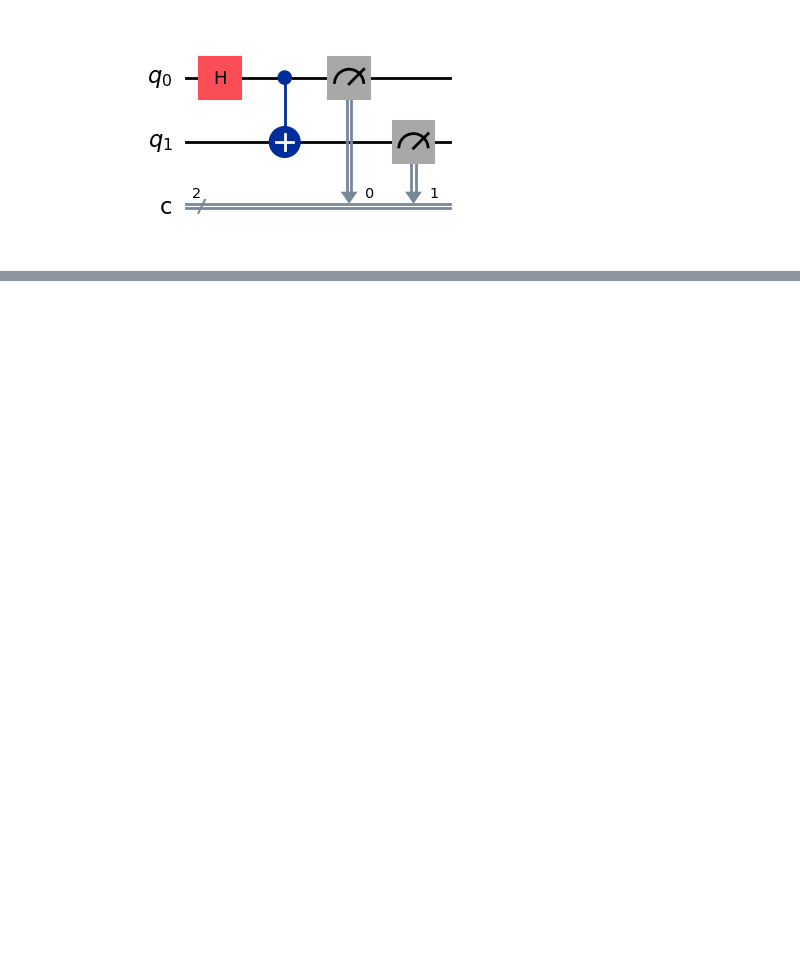
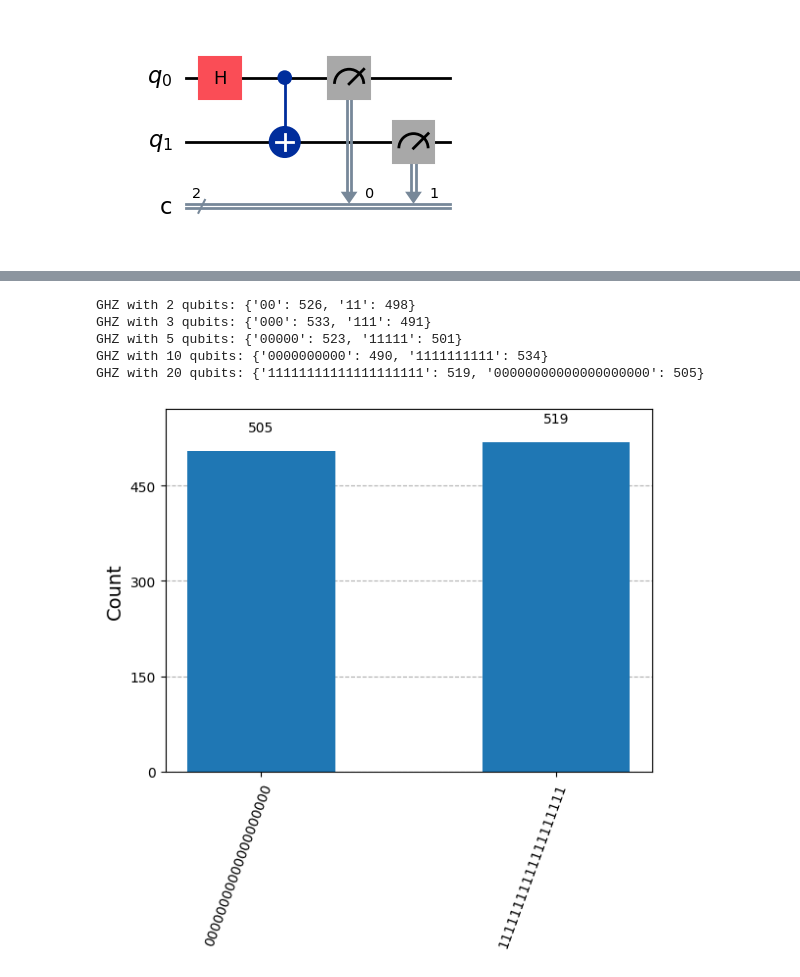
Before and after one commit to CaffeinatedKong/SIT-UofG-QC, a Jupyter notebook: QC-Lab1.ipynb, the cells around one changed output, grey strips where cells are left out. Drawn from its saved outputs; the diff is of its cells as text; code cells hidden in the pictures; blank space fills up the shorter version.

```diff
--- a/QC-Lab1.ipynb
+++ b/QC-Lab1.ipynb
@@ -211,10 +293,60 @@ circuit1.draw("mpl")
 # %%
 # EXERCISE
 
 # The GHZ state on any number of qubits has the form  1/sqrt(2) ( |00...0> + |11...1> )
+def ghz_circuit(n):
+    # Start with n qubits and n classical bits for measurement
+    circuit = QuantumCircuit(n, n)
+
+    # H on qubit 0 creates the superposition 1/sqrt(2)(|0> + |1>)
+    circuit.h(0)
+
+    # Chain CNOTs to spread entanglement across all qubits
+    # Each qubit becomes entangled with the next
+    for i in range(n - 1):
+        circuit.cx(i, i + 1)
+
+    return circuit
+
+# Try it for 3 qubits — should give 1/sqrt(2) ( |000> + |111> )
+circuit_ghz = ghz_circuit(3)
+circuit_ghz.draw("mpl")
+
+# Check the state vector
+state_ghz = Statevector.from_int(0, 2**3)
+state_ghz = state_ghz.evolve(circuit_ghz)
+state_ghz.draw("latex")
+# Expect: 1/sqrt(2) ( |000> + |111> )
+
 
 # The Bell state 1/sqrt(2) ( |00> + |11> ) is the case for two qubits.
 
 # Write code to construct a circuit that produces a GHZ state for any given number of qubits.
+# Simulate with measurements — how many qubits can it handle?
+def simulate_ghz(n):
+    circuit = ghz_circuit(n)
+    circuit.measure(range(n), range(n))
 
+    qc_compiled = transpile(circuit, backend)
+    job = backend.run(qc_compiled, shots=1024)
+    result = job.result()
+    counts = result.get_counts(qc_compiled)
+
+    print(f"GHZ with {n} qubits: {counts}")
+    return plot_histogram(counts)
+    # Expect: only 00...0 and 11...1
 # Try simulating the circuit, with measurements. How many qubits can the simulator handle in a reasonable time?
+
+# Try increasing numbers of qubits
+simulate_ghz(2)   # Bell state — the 2-qubit GHZ
+simulate_ghz(3)
+simulate_ghz(5)
+simulate_ghz(10)
+simulate_ghz(20)  # starts getting slow around here
+# %% [output]
+GHZ with 2 qubits: {'00': 526, '11': 498}
+GHZ with 3 qubits: {'000': 533, '111': 491}
+GHZ with 5 qubits: {'00000': 523, '11111': 501}
+GHZ with 10 qubits: {'0000000000': 490, '1111111111': 534}
+GHZ with 20 qubits: {'11111111111111111111': 519, '00000000000000000000': 505}
+[figure, added]
```
Also changed, not shown: parts of 6 cells of this notebook.
